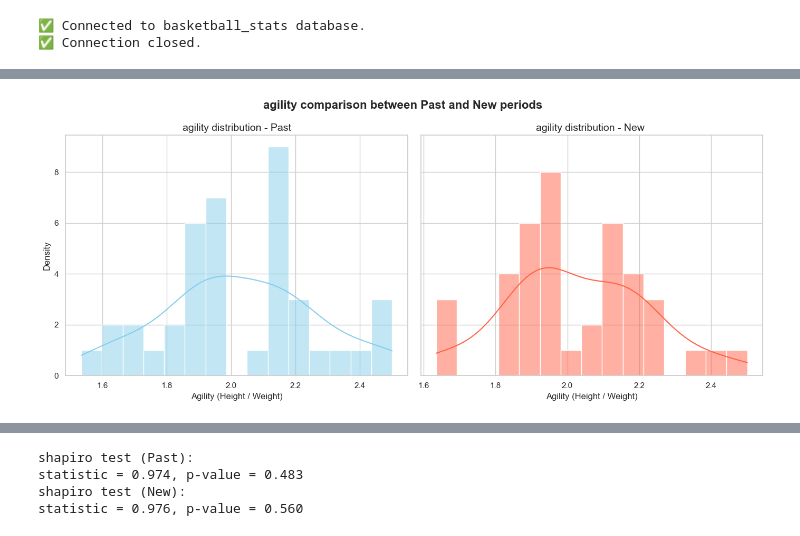
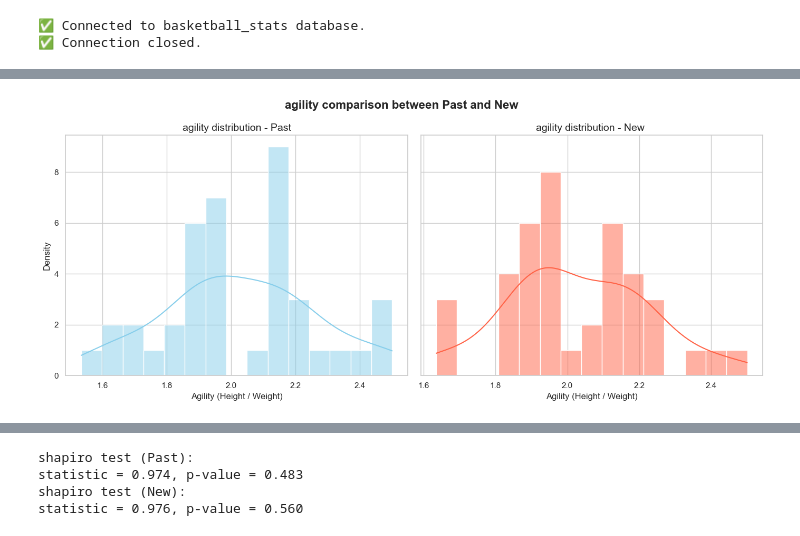
Before and after one commit to arianmokhtariha/NBA-analysis, a Jupyter notebook: data_analysis/Mona/Mona-HTest1-2.ipynb, the cells around one changed output, grey strips where cells are left out. Saved outputs shown, nothing was run; the diff lists cells and outputs as text; code cells hidden in the pictures.

```diff
--- a/data_analysis/Mona/Mona-HTest1-2.ipynb
+++ b/data_analysis/Mona/Mona-HTest1-2.ipynb
@@ -8,7 +9,7 @@ from scipy import stats
 # %%
 config = {
   'user': 'root',
-  'password': '*',
+  'password': 'mo210916',
   'host': 'localhost',
   'database': 'basketball_stats'
 }
@@ -84,13 +90,11 @@ try:
         df_past = pd.read_sql(query_past, cnxn)
         df_new = pd.read_sql(query_new, cnxn)
 
-        # df_past["group_lable"] = "Past"
-        # df_new["group_lable"] = "New"
-        display(df_past)
-        display(df_new)
+        # display(df_past)
+        # display(df_new)
 
-        dft1 = pd.concat([df_past, df_new], ignore_index=True)
-        # display(dft1)
+        dataf_test1 = pd.concat([df_past, df_new], ignore_index=True)
+
 
 except mysql.connector.Error as err:
     print(f"❌ Error: {err}")
@@ -132,21 +101,20 @@ except mysql.connector.Error as err:
 # %%
-# هیستوگرام
 
 sns.set_theme(style="whitegrid")
 fig, axes = plt.subplots(1, 2, figsize=(14, 6), sharey=True)
 
 sns.histplot( data=df_past, x="agility", bins=15, kde=True, color="skyblue", ax=axes[0])
 axes[0].set_title("agility distribution - Past", fontsize=14)
 axes[0].set_xlabel("Agility (Height / Weight)")
 axes[0].set_ylabel("Density")
 
 sns.histplot( data=df_new, x="agility", bins=15, kde=True,color="tomato", ax=axes[1])
 axes[1].set_title("agility distribution - New ", fontsize=14)
 axes[1].set_xlabel("Agility (Height / Weight)")
 axes[1].set_ylabel("Density")
 
-plt.suptitle("agility comparison between Past and New periods", fontsize=16, weight='bold')
+plt.suptitle("agility comparison between Past and New ", fontsize=16, weight='bold')
 plt.tight_layout()
 plt.show()
 # %% [output]
-[figure, old version]
+[figure, new version]
```
Also changed, not shown: parts of 16 cells of this notebook.
